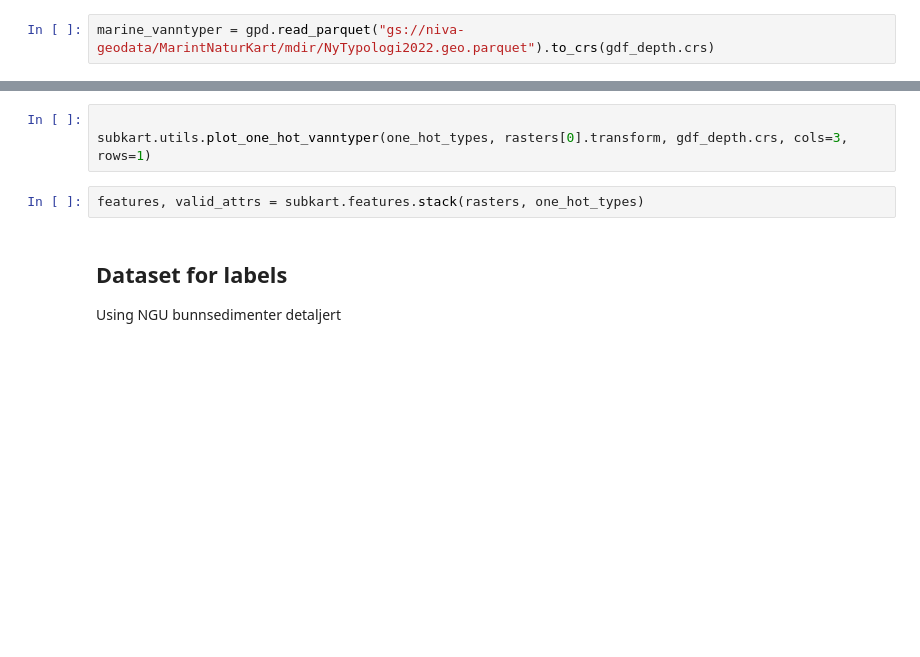
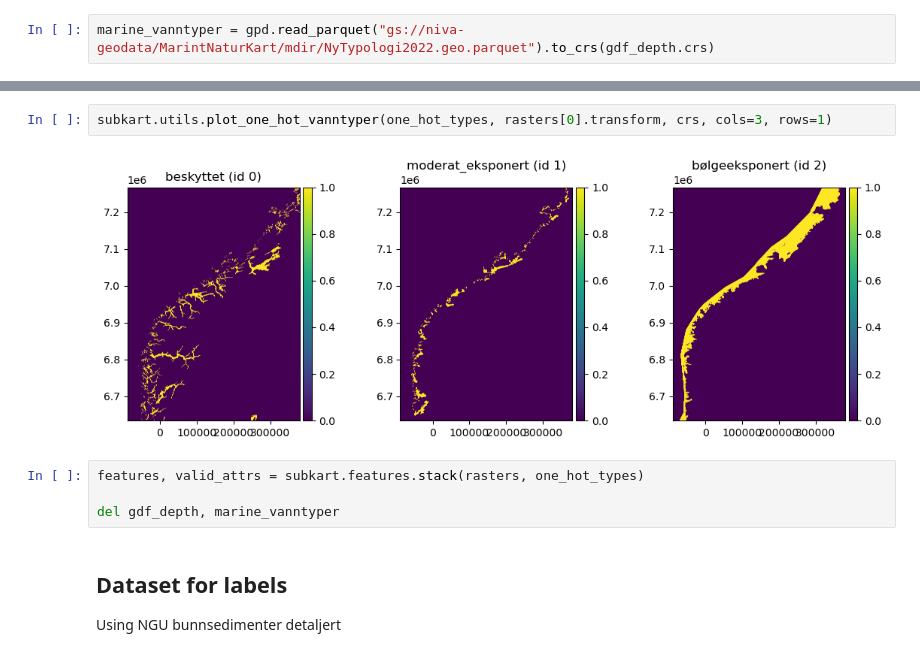
Before and after one commit to NIVANorge/marint-naturkart-niva, a Jupyter notebook: notebooks/02_modelling.ipynb, the cells around one changed output, grey strips where cells are left out. Cells and saved outputs as stored; diff of their text form; blank space fills up the shorter version.

```diff
--- a/notebooks/02_modelling.ipynb
+++ b/notebooks/02_modelling.ipynb
@@ -88,8 +83,11 @@ Error:
 # %%
-
-subkart.utils.plot_one_hot_vanntyper(one_hot_types, rasters[0].transform, gdf_depth.crs, cols=3, rows=1)
+subkart.utils.plot_one_hot_vanntyper(one_hot_types, rasters[0].transform, crs, cols=3, rows=1)
+# %% [output]
+[figure, added]
 # %%
 features, valid_attrs = subkart.features.stack(rasters, one_hot_types)
+
+del gdf_depth, marine_vanntyper
 # %% [markdown]
 ## Dataset for labels
 
```
Also changed, not shown: parts of 8 cells of this notebook, 3 other files.
